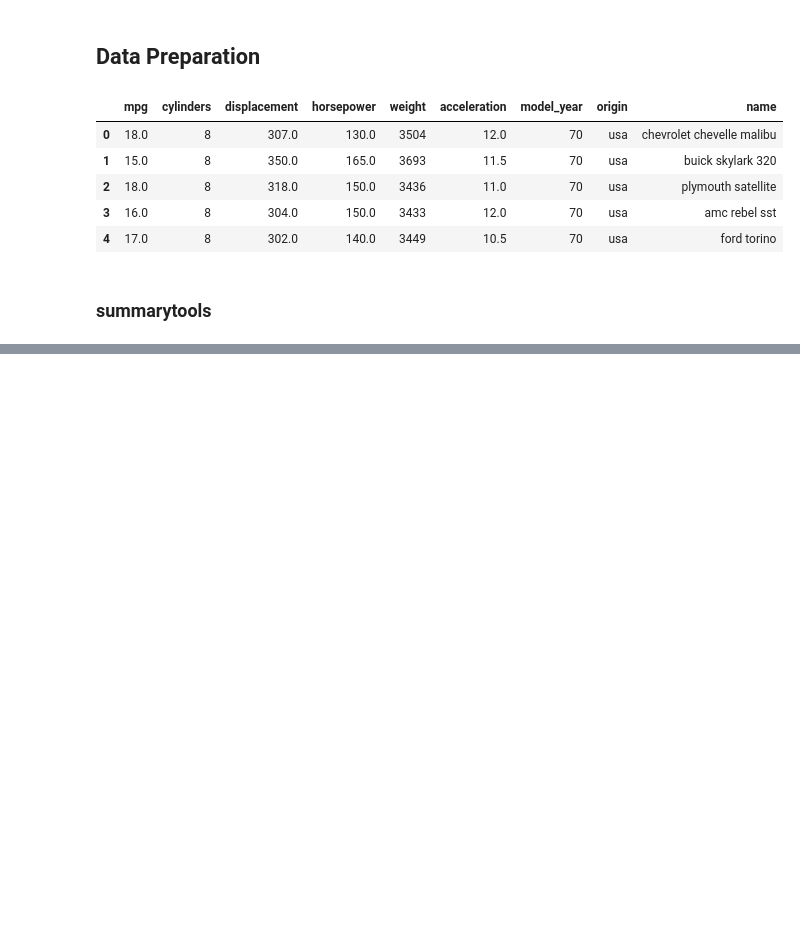
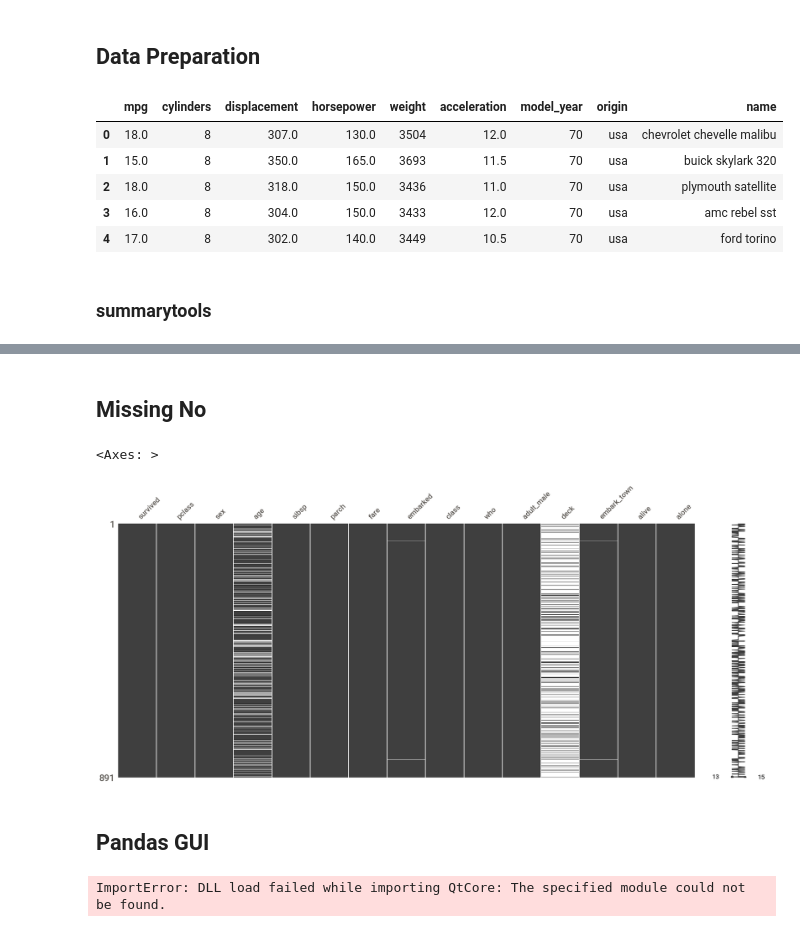
Before and after one commit to tchowdhury/ML, a Jupyter notebook: EDA/eda/EDA_Packages.ipynb, the cells around one changed output, grey strips where cells are left out. Saved outputs shown, nothing was run; the diff lists cells and outputs as text; code cells hidden in the pictures; blank space fills up the shorter version.

```diff
--- a/EDA/eda/EDA_Packages.ipynb
+++ b/EDA/eda/EDA_Packages.ipynb
@@ -26,0 +65,18 @@ dfSummary(mpg)
+# %% [markdown]
+## Missing No
+# %%
+titanic = sns.load_dataset('titanic')
+import missingno as msno
+%matplotlib inline
+msno.matrix(titanic)
+# %% [output]
+<Axes: >
+[figure, added]
+# %% [markdown]
+## Pandas GUI
+# %%
+from pandasgui import show
+
+show(mpg)
+# %% [output]
+ImportError: DLL load failed while importing QtCore: The specified module could not be found.
```
Also changed, not shown: parts of 8 cells of this notebook, 4 other files.
